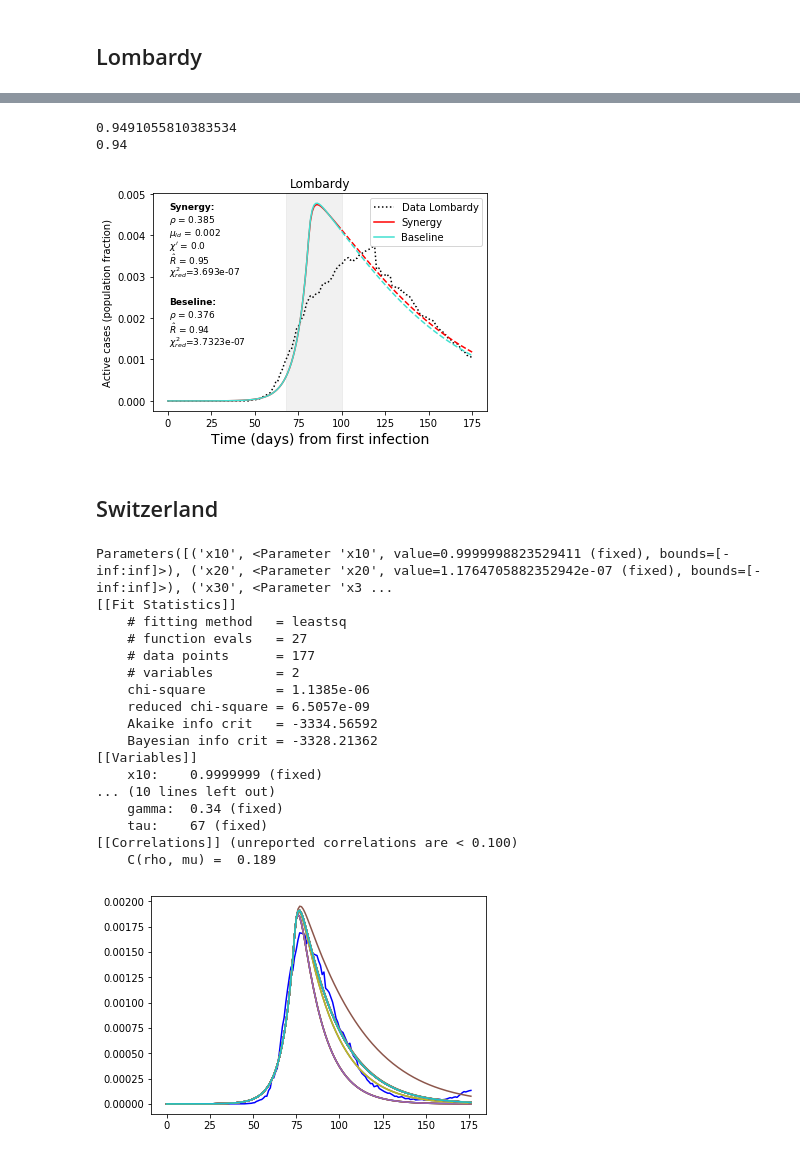
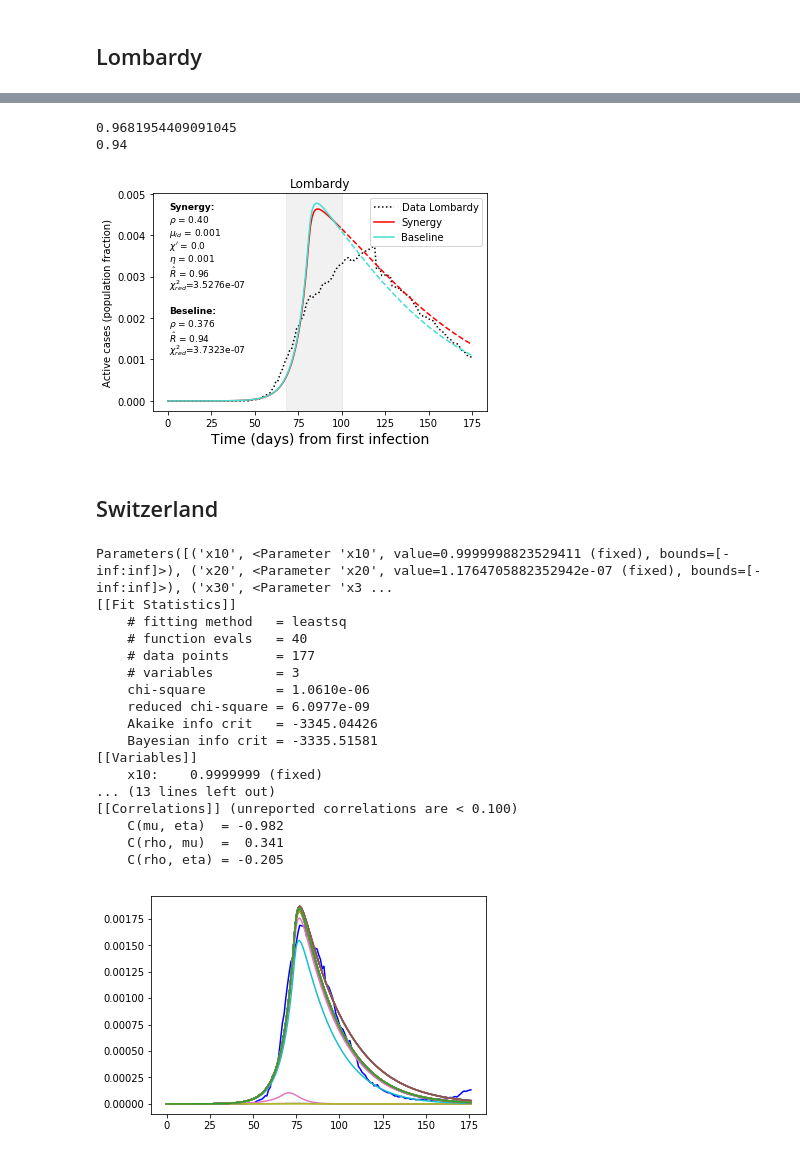
Before and after one commit to daniele-proverbio/assessing_strategies, a Jupyter notebook: Assessing_suppression_measures.ipynb, the cells around one changed output, grey strips where cells are left out. Drawn from its saved outputs; the diff is of its cells as text; code cells hidden in the pictures.

```diff
--- a/Assessing_suppression_measures.ipynb
+++ b/Assessing_suppression_measures.ipynb
@@ -1198,11 +1393,12 @@ params.add('x50', value=x40, vary=False)
 params.add('x60', value=x40, vary=False)
 params.add('rho', value=0.2, min=0.01, max=0.7)
 params.add('mu', value=0,  min=0.001, max=0.4) #vary=False) #
-params.add('chi', value=0,  min=0.001,max=0.7)  #  vary=False) #
+params.add('chi', value=0,  vary=False) #  min=0.001,max=0.7)  #
 params.add('alpha', value=alpha, vary=False)
 params.add('beta', value=beta, vary=False)
 params.add('gamma', value=gamma, vary=False)
 params.add('tau', value=59, vary=False)
+params.add('eta', value=0, min=0.001,max=0.3)  # vary=False) #
 
 # fit model
 result = minimize(residual, params, args=(t_measured, x2_measured), method='leastsq')  # leastsq nelder
@@ -1319,12 +1517,13 @@ params.add('x40', value=x40, vary=False)
 params.add('x50', value=x40, vary=False)
 params.add('x60', value=x40, vary=False)
 params.add('rho', value=0.2, min=0.01, max=0.7)
-params.add('mu', value=0,  vary=False) #  min=0.001, max=0.4) #
+params.add('mu', value=0,   min=0.001, max=0.4) # vary=False) #
 params.add('chi', value=0,   vary=False) # min=0.001,max=0.7)  #
 params.add('alpha', value=alpha, vary=False)
 params.add('beta', value=beta, vary=False)
 params.add('gamma', value=gamma, vary=False)
 params.add('tau', value=68, vary=False)
+params.add('eta', value=0.002, min=0.001,max=0.3)  # vary=False) #
 
 # fit model
 result = minimize(residual, params, args=(t_measured, x2_measured), method='leastsq')  # leastsq nelder
@@ -1441,13 +1642,14 @@ params.add('x30', value=x30, vary=False)
 params.add('x40', value=x40, vary=False)
 params.add('x50', value=x40, vary=False)
 params.add('x60', value=x40, vary=False)
-params.add('rho', value=0.2, min=0.01, max=0.7)
+params.add('rho', value=0.3, min=0.01, max=0.7)
 params.add('mu', value=0,   min=0.001, max=0.4) # vary=False) #
 params.add('chi', value=0,  min=0.001,max=0.7)  #  vary=False) #
 params.add('alpha', value=alpha, vary=False)
 params.add('beta', value=beta, vary=False)
 params.add('gamma', value=gamma, vary=False)
 params.add('tau', value=66, vary=False)
+params.add('eta', value=0, min=0.001,max=0.3)  # vary=False) #
 
 # fit model
 result = minimize(residual, params, args=(t_measured, x2_measured), method='leastsq')  # leastsq nelder
@@ -1563,13 +1767,14 @@ params.add('x30', value=x30, vary=False)
 params.add('x40', value=x40, vary=False)
 params.add('x50', value=x40, vary=False)
 params.add('x60', value=x40, vary=False)
-params.add('rho', value=0.2, min=0.01, max=0.4)
-params.add('mu', value=0,  vary=False) #  min=0.001, max=0.4) #
+params.add('rho', value=0.5, min=0.01, max=0.4)
+params.add('mu', value=0,  min=0.001, max=0.4) #   vary=False) #
 params.add('chi', value=0,  vary=False) #   min=0.001,max=0.7)  #
 params.add('alpha', value=alpha, vary=False)
 params.add('beta', value=beta, vary=False)
 params.add('gamma', value=gamma, vary=False)
 params.add('tau', value=74, vary=False)
+params.add('eta', value=0, min=0.001,max=0.3)  # vary=False) #
 
 # fit model
 result = minimize(residual, params, args=(t_measured, x2_measured), method='leastsq')  # leastsq nelder
@@ -1599,13 +1804,14 @@ Parameters([('x10', <Parameter 'x10', value=0.9999999 (fixed), bounds=[-inf:inf]
 # %%
 LO_init_vals = 1 - 1/LO_N, 1/LO_N, 0, 0, 0 ,0    #working with fractions of population
-LO_mu =    [0.0,0.002]       # removal rate
-LO_rho =   [0.376,0.385]   # social distancing tuning
+LO_mu =    [0.0,0.001]       # removal rate
+LO_rho =   [0.376,0.39]   # social distancing tuning
 LO_chi =   [0.0,0.0]   # latents' removal (e.g. contact tracing)
+LO_eta =   [0.0,0.001]   # contagious' removal (e.g. contact tracing)
 
-LO_params_soc_dist = alpha, beta, gamma,  LO_rho[0], LO_mu[0], LO_chi[0], 74  # parameters, including time from first (simulated) case to lockdown (that is an extra parameter)
+LO_params_soc_dist = alpha, beta, gamma,  LO_rho[0], LO_mu[0], LO_chi[0], LO_eta[0], 74  # parameters, including time from first (simulated) case to lockdown (that is an extra parameter)
 LO_results_soc_dist = odeint(synergies_seir_model, y0, time, args=(LO_params_soc_dist,1))
 
-LO_params_synergy = alpha, beta, gamma,  LO_rho[1], LO_mu[1], LO_chi[1], 74  # parameters, including time from first (simulated) case to lockdown (that is an extra parameter)
+LO_params_synergy = alpha, beta, gamma,  LO_rho[1], LO_mu[1], LO_chi[1], LO_eta[1], 74  # parameters, including time from first (simulated) case to lockdown (that is an extra parameter)
 LO_results_synergy = odeint(synergies_seir_model, y0, time, args=(LO_params_synergy,1))
 
 LO, ax = plt.subplots(nrows=1, ncols=1)
@@ -1623,16 +1829,17 @@ plt.ylabel("Active cases (population fraction)")
 title("Lombardy")
 ax.axvspan(68, 100, alpha=0.3, color='lightgrey')
 text(0.05, 0.94, 'Synergy:', horizontalalignment='left',verticalalignment='center',weight='bold', transform=ax.transAxes,fontsize =9)
-text(0.05, 0.88, '$\\rho$ = 0.385', horizontalalignment='left',verticalalignment='center', transform=ax.transAxes,fontsize =9)
-text(0.05, 0.82, '$\\mu_{ld}$ = 0.002', horizontalalignment='left',verticalalignment='center', transform=ax.transAxes,fontsize =9)
+text(0.05, 0.88, '$\\rho$ = 0.40', horizontalalignment='left',verticalalignment='center', transform=ax.transAxes,fontsize =9)
+text(0.05, 0.82, '$\\mu_{ld}$ = 0.001', horizontalalignment='left',verticalalignment='center', transform=ax.transAxes,fontsize =9)
 text(0.05, 0.76, "$\\chi'$ = 0.0", horizontalalignment='left',verticalalignment='center', transform=ax.transAxes,fontsize =9)
-text(0.05, 0.70, '$\\hat{R}$ = 0.95', horizontalalignment='left',verticalalignment='center', transform=ax.transAxes,fontsize =9)
-text(0.05, 0.64, '$\\chi^2_{red}$=3.693e-07', horizontalalignment='left',verticalalignment='center', transform=ax.transAxes,fontsize =9)
+text(0.05, 0.70, "$\\eta$ = 0.001", horizontalalignment='left',verticalalignment='center', transform=ax.transAxes,fontsize =9)
+text(0.05, 0.64, '$\\hat{R}$ = 0.96', horizontalalignment='left',verticalalignment='center', transform=ax.transAxes,fontsize =9)
+text(0.05, 0.58, '$\\chi^2_{red}$=3.5276e-07', horizontalalignment='left',verticalalignment='center', transform=ax.transAxes,fontsize =9)
 
-text(0.05, 0.50, 'Beseline:', horizontalalignment='left',verticalalignment='center',weight='bold', transform=ax.transAxes,fontsize =9)
-text(0.05, 0.44, '$\\rho$ = 0.376', horizontalalignment='left',verticalalignment='center', transform=ax.transAxes,fontsize =9)
-text(0.05, 0.38, '$\\hat{R}$ = 0.94', horizontalalignment='left',verticalalignment='center', transform=ax.transAxes,fontsize =9)
-text(0.05, 0.32, '$\\chi^2_{red}$=3.7323e-07', horizontalalignment='left',verticalalignment='center', transform=ax.transAxes,fontsize =9)
+text(0.05, 0.46, 'Beseline:', horizontalalignment='left',verticalalignment='center',weight='bold', transform=ax.transAxes,fontsize =9)
+text(0.05, 0.40, '$\\rho$ = 0.376', horizontalalignment='left',verticalalignment='center', transform=ax.transAxes,fontsize =9)
+text(0.05, 0.34, '$\\hat{R}$ = 0.94', horizontalalignment='left',verticalalignment='center', transform=ax.transAxes,fontsize =9)
+text(0.05, 0.28, '$\\chi^2_{red}$=3.7323e-07', horizontalalignment='left',verticalalignment='center', transform=ax.transAxes,fontsize =9)
 
 LO.savefig("/Users/daniele.proverbio/python-workspace/PhD/covid-19/assessingSuppressionMeasures/plots_covid/lombardy.pdf",bbox_inches = "tight",transparent=True)
 
@@ -1646,9 +1853,9 @@ R_synergy = beta/gamma*LO_rho[1]*((1-LO_mu[1])**7)*(alpha/(alpha+0.33*LO_chi[1])
 print(R_synergy)
 print(R_soc_dist)
 # %% [output]
-0.9491055810383534
+0.9681954409091045
 0.94
-[figure, old version]
+[figure, new version]
 # %% [markdown]
 ## Switzerland
 # %%
@@ -1678,45 +1885,46 @@ plt.plot(t_measured, x2_measured, color='b', label='measured data')
 
 # set parameters including bounds; you can also fix parameters (use vary=False)
 params = Parameters()
 params.add('x10', value=x10, vary=False)
 params.add('x20', value=x20, vary=False)
 params.add('x30', value=x30, vary=False)
 params.add('x40', value=x40, vary=False)
 params.add('x50', value=x40, vary=False)
 params.add('x60', value=x40, vary=False)
-params.add('rho', value=0.2, min=0.01, max=0.4)
+params.add('rho', value=0.3, min=0.01, max=0.4)
 params.add('mu', value=0,  min=0.001, max=0.4) #  vary=False) #
 params.add('chi', value=0,  vary=False) #   min=0.001,max=0.7)  #
 params.add('alpha', value=alpha, vary=False)
 params.add('beta', value=beta, vary=False)
 params.add('gamma', value=gamma, vary=False)
 params.add('tau', value=67, vary=False)
+params.add('eta', value=0, min=0.001,max=0.3)  # vary=False) #
 
 # fit model
 result = minimize(residual, params, args=(t_measured, x2_measured), method='leastsq')  # leastsq nelder
 # check results of the fit
 print(result.params)
 
 report_fit(result)
 # %% [output]
 Parameters([('x10', <Parameter 'x10', value=0.9999998823529411 (fixed), bounds=[-inf:inf]>), ('x20', <Parameter 'x20', value=1.1764705882352942e-07 (fixed), bounds=[-inf:inf]>), ('x30', <Parameter 'x3 ...
 [[Fit Statistics]]
     # fitting method   = leastsq
-    # function evals   = 27
+    # function evals   = 40
     # data points      = 177
-    # variables        = 2
-    chi-square         = 1.1385e-06
-    reduced chi-square = 6.5057e-09
-    Akaike info crit   = -3334.56592
-    Bayesian info crit = -3328.21362
+    # variables        = 3
+    chi-square         = 1.0610e-06
+    reduced chi-square = 6.0977e-09
+    Akaike info crit   = -3345.04426
+    Bayesian info crit = -3335.51581
 [[Variables]]
     x10:    0.9999999 (fixed)
-... (10 lines left out)
-    gamma:  0.34 (fixed)
-    tau:    67 (fixed)
+... (13 lines left out)
 [[Correlations]] (unreported correlations are < 0.100)
-    C(rho, mu) =  0.189
+    C(mu, eta)  = -0.982
+    C(rho, mu)  =  0.341
+    C(rho, eta) = -0.205
-[figure, old version]
+[figure, new version]
 # %%
 CH_init_vals = 1 - 1/CH_N, 1/CH_N, 0, 0, 0 ,0    #working with fractions of population
 CH_mu =    [0.0,0.001]       # removal rate
```
Also changed, not shown: parts of 31 cells of this notebook.
